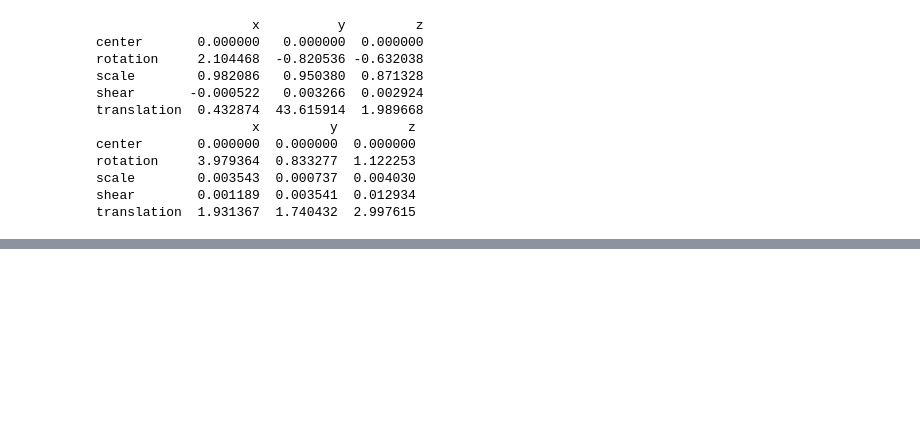
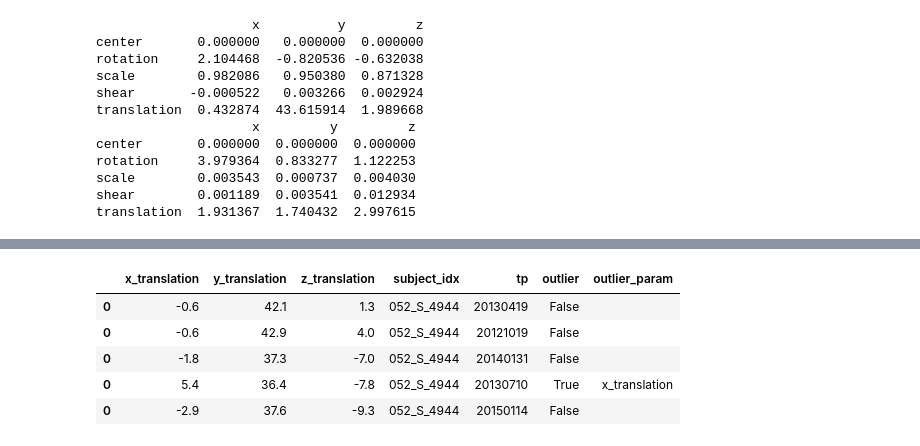
Before and after one commit to nikhil-C45/MR_preproc_dash, a Jupyter notebook: notebooks/MR_preproc_dash_registration_metrics.ipynb, the cells around one changed output, grey strips where cells are left out. Drawn from its saved outputs; the diff is of its cells as text; code cells hidden in the pictures; blank space fills up the shorter version.

```diff
--- a/notebooks/MR_preproc_dash_registration_metrics.ipynb
+++ b/notebooks/MR_preproc_dash_registration_metrics.ipynb
@@ -117,0 +141,45 @@ sns.despine(left=True, bottom=True)
+# %%
+def find_reg_outliers(df,cols):
+    """finds intra-subject (timepoints) outliers
+    Note: Overwrites outlier_param column value with the latest detected outlier
+    """
+    df['outlier'] = np.tile(False,len(df))
+    df['outlier_param'] = np.tile([''],len(df))
+    for subject_idx in df['subject_idx']:
+        sub_df = df[df['subject_idx']==subject_idx]
+        for col in cols:
+            reg_vals = np.array(sub_df[['tp', col]].values)
+            outliers = outliers_iqr(reg_vals[:,1]) #Take only the reg col
+
+            if len(outliers) > 0:
+                if len(outliers) > 1:
+                    outlier_tp = list(np.squeeze(reg_vals[outliers,0]))
+                else:
+                    outlier_tp = list(reg_vals[outliers,0][0]) #Avoid zero dimensional array
+
+                for o_tp in outlier_tp:
+                    df.loc[((df['subject_idx']==subject_idx)&(df['tp']==o_tp)),'outlier'] = True
+                    df.loc[((df['subject_idx']==subject_idx)&(df['tp']==o_tp)),'outlier_param'] = col
+
+    return df
+
+def outliers_iqr(ys):
+    """ detect outliers based on IQR
+    """
+    quartile_1, quartile_3 = np.percentile(ys, [25, 75])
+    iqr = quartile_3 - quartile_1
+    lower_bound = quartile_1 - (iqr * 1.5)
+    upper_bound = quartile_3 + (iqr * 1.5)
+    return np.argwhere((ys > upper_bound) | (ys < lower_bound))
+# %%
+cols = ['x_translation','y_translation','z_translation']
+df = find_reg_outliers(plot_df.copy(),cols)
+# %%
+df[df['subject_idx']=='052_S_4944'][cols + ['subject_idx','tp','outlier','outlier_param']]
+# %% [output]
+|  | x_translation | y_translation | z_translation | subject_idx | tp | outlier | outlier_param |
+| 0 | -0.6 | 42.1 | 1.3 | 052_S_4944 | 20130419 | False |  |
+| 0 | -0.6 | 42.9 | 4.0 | 052_S_4944 | 20121019 | False |  |
+| 0 | -1.8 | 37.3 | -7.0 | 052_S_4944 | 20140131 | False |  |
+| 0 | 5.4 | 36.4 | -7.8 | 052_S_4944 | 20130710 | True | x_translation |
+| 0 | -2.9 | 37.6 | -9.3 | 052_S_4944 | 20150114 | False |  |
```
Also changed, not shown: parts of 3 cells of this notebook, 1 other file.
